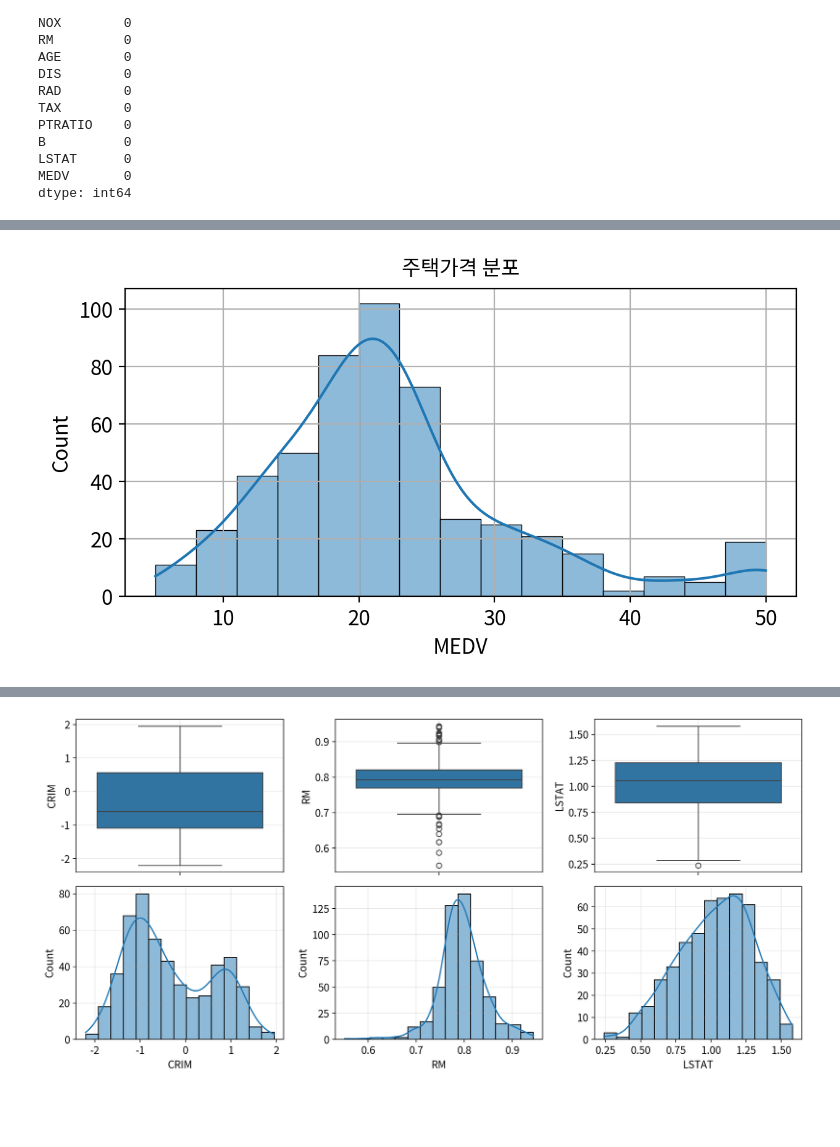
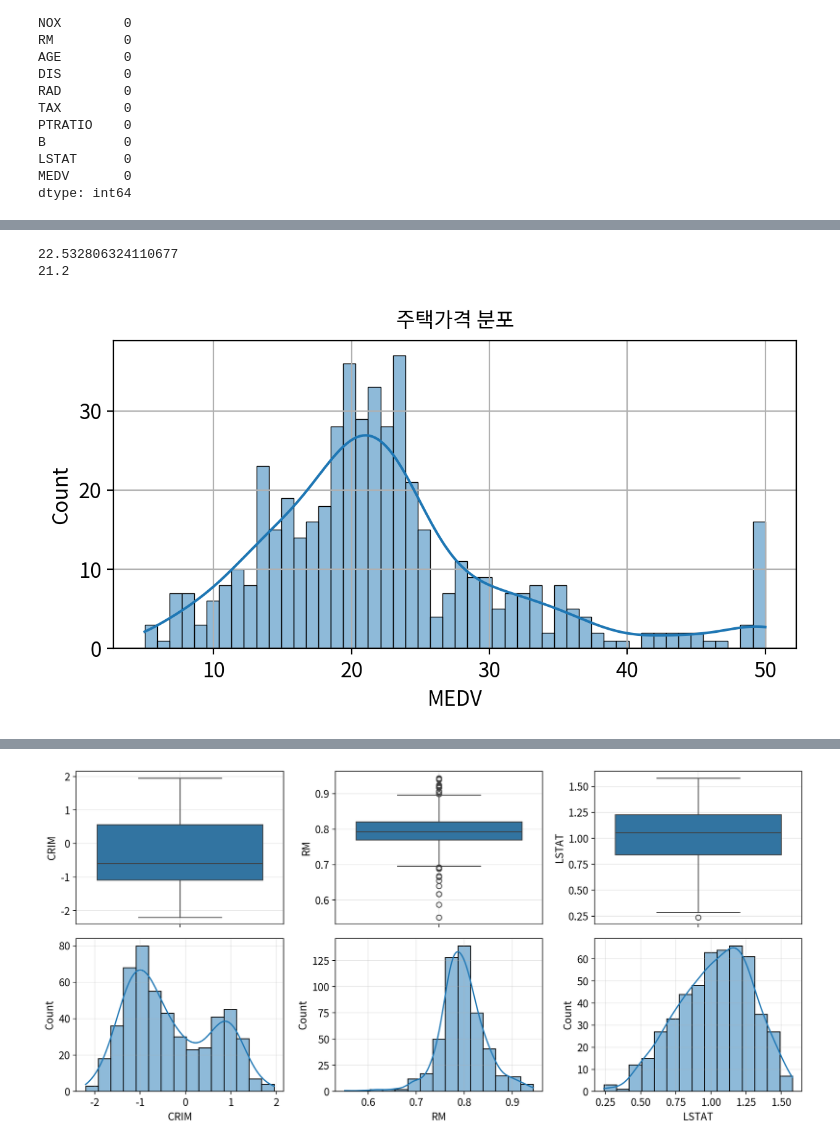
Before and after one commit to mvnvouno/python-study, a Jupyter notebook: Data Analysis Basic/09-데이터 분석 종합/연습문제.ipynb, the cells around one changed output, grey strips where cells are left out. Drawn from its saved outputs; the diff is of its cells as text; code cells hidden in the pictures; blank space fills up the shorter version.

```diff
--- a/Data Analysis Basic/09-데이터 분석 종합/연습문제.ipynb
+++ b/Data Analysis Basic/09-데이터 분석 종합/연습문제.ipynb
@@ -72,10 +91,8 @@ memory usage: 55.5 KB
 # %% [markdown]
 ### 1-2. 범주형 변수 (CHAS)의 데이터 타입 변환:
 # %%
-df_chas = df.replace({'CHAS': 1}, 'bounds')
-df_chas2 = df_chas.replace({'CHAS': 0}, 'noBounds')
-df_chas3 = df_chas2.astype({'CHAS': 'category'})
-df_chas3.info()
+df = origin.astype({'CHAS': 'category'})
+df.info()
 # %% [output]
 <class 'pandas.core.frame.DataFrame'>
 RangeIndex: 506 entries, 0 to 505
@@ -174,25 +247,30 @@ plt.close()                                 # 그래프 작업 종료
 # %%
 # 1) 그래프 초기화 (초기설정, 캔버스(fig)랑 도화지(ax) 준비하기)
 width_px = 1280             # 그래프 가로 크기
 height_px = 720             # 그래프 세로 크기
 rows = 1                    # 그래프 행 수
 cols = 1                    # 그래프 열 수
 figsize = (width_px / my_dpi, height_px / my_dpi)
 fig, ax = plt.subplots(rows, cols, figsize = figsize, dpi = my_dpi)
 
 
 # 2) Histogram 그리기: seaborn 사용
-sb.histplot(data = df, x = 'MEDV', bins = 15,
+sb.histplot(data = df, x = 'MEDV', bins = 50,
             linewidth = 0.5, kde=True)
+
+print(df['MEDV'].mean())
+print(df['MEDV'].median())
 
 # 3) 그래프 꾸미기:
 ax.set_title("주택가격 분포", pad = 8, fontsize = 12)
 ax.grid(True)                # 배경, 격자 표시/숨김
 
-# 4) 출력                              # 배경 격자 표시/숨김 (테마별로 다름)
-plt.tight_layout()                          # 여백 제거
-plt.show()                                  # 그래프 화면 출력
-plt.close()                                 # 그래프 작업 종료
+# 4) 출력
+plt.tight_layout()           # 여백 제거
+plt.show()                   # 그래프 화면 출력
+plt.close()                  # 그래프 작업 종료
 # %% [output]
+22.532806324110677
+21.2
-[figure, old version]
+[figure, new version]
 # %% [markdown]
```
Also changed, not shown: parts of 32 cells of this notebook, 1 other file.
